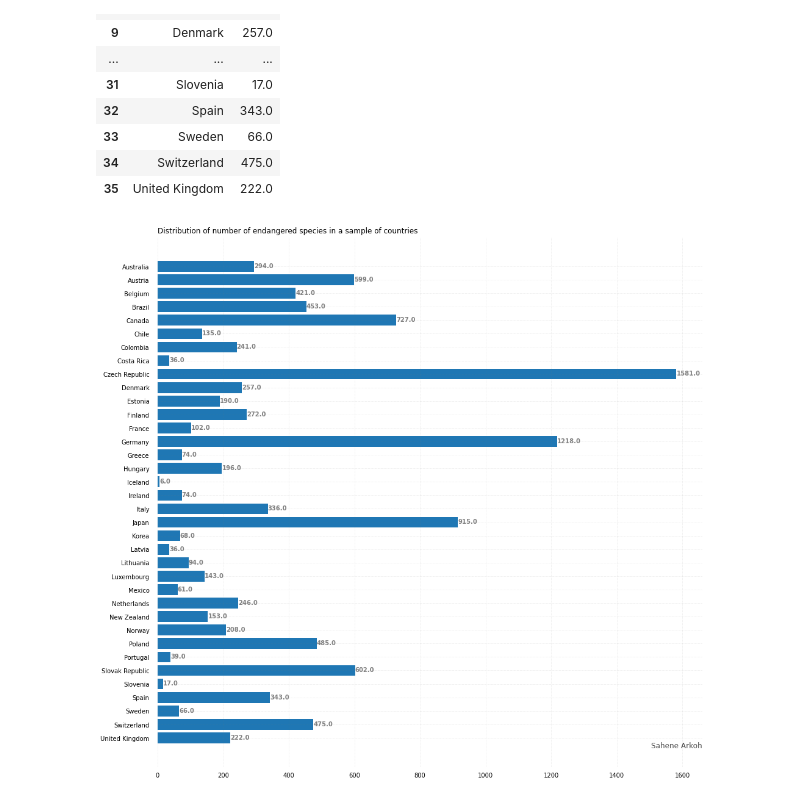
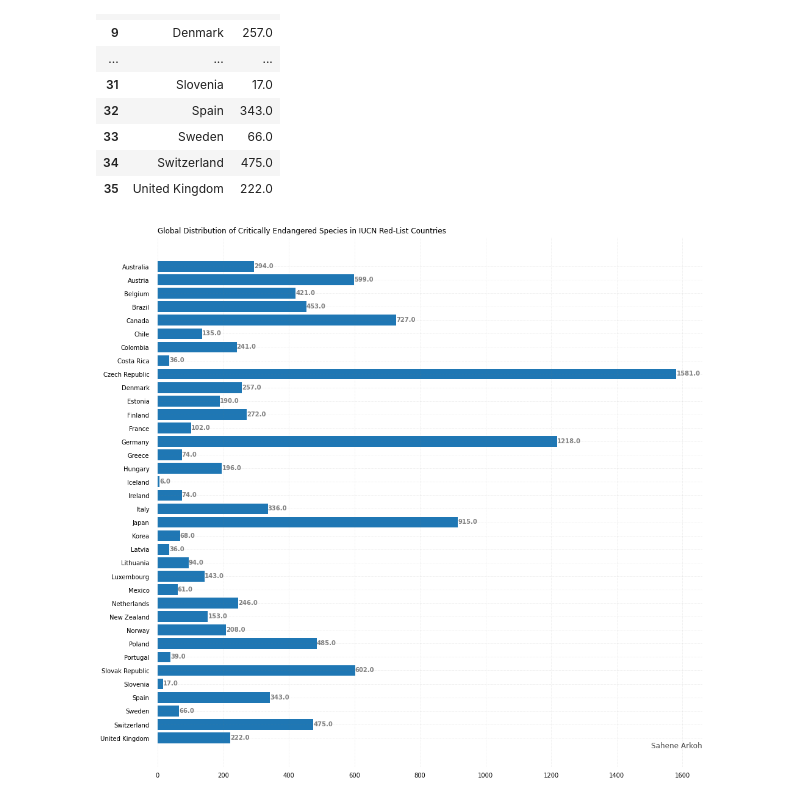
Before and after one commit to Sahene-Arkoh/Data-Analysis-Stuff, a Jupyter notebook: Critic_Country.ipynb, the cells around one changed output. Saved outputs shown, nothing was run; the diff lists cells and outputs as text; code cells hidden in the pictures.

Commit message:
Update Critic_Country.ipynb
Corrected plot title

```diff
--- a/Critic_Country.ipynb
+++ b/Critic_Country.ipynb
@@ -164,32 +164,32 @@ plt.barh(country, value)
 
 for s in ['top', 'bottom', 'left', 'right']:
     ax.spines[s].set_visible(False)
 
 ax.xaxis.set_ticks_position('none')
 ax.yaxis.set_ticks_position('none')
 
 ax.xaxis.set_tick_params(pad = 5)
 ax.yaxis.set_tick_params(pad = 10)
 
 ax.grid(b = True, color ='grey',
         linestyle ='-.', linewidth = 0.5,
         alpha = 0.2)
 
 ax.invert_yaxis()
 
 for i in ax.patches:
     plt.text(i.get_width()+0.2, i.get_y()+0.5,
              str(round((i.get_width()), 2)),
              fontsize = 10, fontweight ='bold',
              color ='grey')
 
-ax.set_title('Distribution of number of endangered species in a sample of countries',
+ax.set_title('Global Distribution of Critically Endangered Species in IUCN Red-List Countries',
              loc ='left', )
 
 fig.text(0.9, 0.15, 'Sahene Arkoh', fontsize = 12,
          color ='black', ha ='right', va ='bottom',
          alpha = 0.7)
 
 plt.show()
 # %% [output]
-[figure, old version]
+[figure, new version]
```
